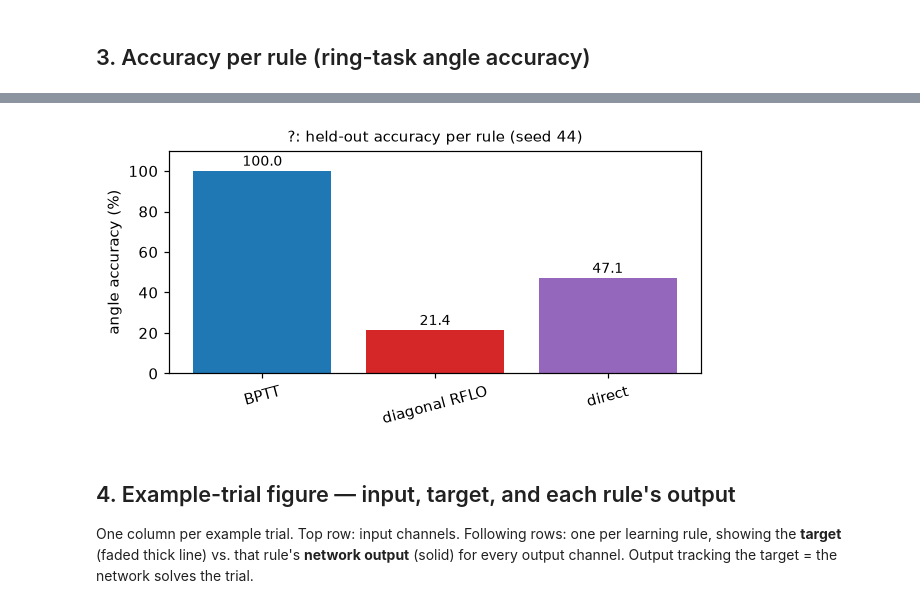
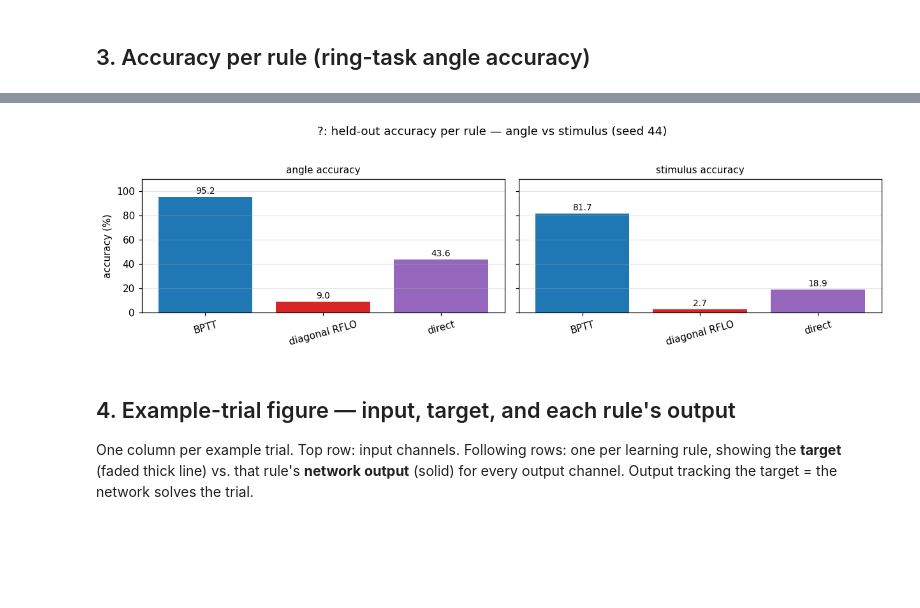
Before and after one commit to StevenZhang0116/mpn_local_learning, a Jupyter notebook: notebooks/visualize_performance.ipynb, the cells around one changed output, grey strips where cells are left out. Saved outputs shown, nothing was run; the diff lists cells and outputs as text; code cells hidden in the pictures; blank space fills up the shorter version.

```diff
--- a/notebooks/visualize_performance.ipynb
+++ b/notebooks/visualize_performance.ipynb
@@ -81,7 +81,7 @@ else:
         (task_params, train_params, net_params))
     net_params["prefs"] = mpn_tasks.get_prefs(task_params["hp"])
 
-N_TRIALS = 8
+N_TRIALS = 500
 np.random.seed(SEED); torch.manual_seed(SEED)
 data, _ = mpn_tasks.generate_trials_wrap(
     task_params, N_TRIALS, rules=task_params["rules"],
@@ -102,37 +102,79 @@ task = ?  |  n_input=6  n_output=3
 # %% [markdown]
 ## 3. Accuracy per rule (ring-task angle accuracy)
 # %%
-# Ring-task angle accuracy on the SAME held-out trials, for each rule. Uses the
-# library metric via net.compute_acc (isvalid=True → held-out/test convention, as in
-# train_mpn's "testing accuracy" panel). This notebook is ring-task only, so the
-# angle metric is always the right one. compute_acc returns a FRACTION in [0, 1];
-# multiply by 100 for percent (same convention as train_common's accuracy panel).
-accs = {}   # percent, 0-100
+# Ring-task accuracy on the SAME held-out trials, for each rule, in BOTH scoring
+# modes — "angle" (relative-position match, the training metric) AND "stimulus" (a
+# stricter absolute-stimulus match). Computed on GPU when available, with the
+# unrolled forward run in MINIBATCHES to bound peak memory (the per-timestep MP
+# state M is the OOM risk, not the accuracy op). The forward is run ONCE per rule
+# and scored in both modes. compute_acc returns a FRACTION in [0, 1]; ×100 → percent.
+ACC_DEVICE = torch.device("cuda" if torch.cuda.is_available() else "cpu")
+ACC_BATCH  = 32          # forward minibatch (lower this if you still hit GPU OOM)
+ACC_MODES  = ["angle", "stimulus"]
+print(f"accuracy device: {ACC_DEVICE}  |  forward minibatch: {ACC_BATCH}  |  modes: {ACC_MODES}")
+
+
+@torch.no_grad()
+def forward_outputs_chunked(net, inputs, chunk, device):
+    """Unrolled forward in batch-dim minibatches of `chunk` ON `device`, concatenated.
+    Bounds peak memory (each chunk resets state with B=chunk, so chunking is exact up
+    to float round-off — bit-exact in float64, ~1e-7 in float32). Returns (B,T,out)
+    on `device`. The net is moved to `device` here and restored by the caller."""
+    B = inputs.shape[0]
+    outs = []
+    for i in range(0, B, chunk):
+        xb = inputs[i:i + chunk].to(device)
+        outs.append(tm.forward_outputs(net, xb))
+    return torch.cat(outs, dim=0)
+
+
+# accs[mode][rule] = percent (0-100). Forward run once per rule, scored in both modes.
+accs = {m: {} for m in ACC_MODES}
+lab_d = labels.to(ACC_DEVICE)
+msk_d = mask.to(ACC_DEVICE)
 for rule, net in nets.items():
-    out_t = tm.forward_outputs(net, inputs)                       # (B, T, n_output) tensor
+    orig_dev = next(net.parameters()).device          # restore afterwards (later cells use it)
     try:
-        acc, _ = net.compute_acc(out_t.float(), labels.float(), mask.float(),
-                                 inputs.float(), mode=net.acc_measure, isvalid=True)
-        accs[rule] = 100.0 * float(acc)                           # fraction → percent
-    except Exception as e:
-        accs[rule] = float("nan")
-        print(f"  {rule}: accuracy failed ({e})")
+        net.to(ACC_DEVICE)
+        out_t = forward_outputs_chunked(net, inputs, ACC_BATCH, ACC_DEVICE)   # (B,T,out), once
+        inp_d = inputs.to(ACC_DEVICE)
+        for mode in ACC_MODES:
+            try:
+                acc, _ = net.compute_acc(out_t.float(), lab_d.float(), msk_d.float(),
+                                         inp_d.float(), mode=mode, isvalid=True)
+                accs[mode][rule] = 100.0 * float(acc)
+            except Exception as e:
+                accs[mode][rule] = float("nan")
+                print(f"  {rule} [{mode}]: accuracy failed ({e})")
+    finally:
+        net.to(orig_dev)                               # leave nets as later cells expect
+        if ACC_DEVICE.type == "cuda":
+            torch.cuda.empty_cache()
 
-print(f"Held-out angle accuracy on {N_TRIALS} trials  (task={RULESET}, seed={SEED}):")
-for rule in RULES:
-    print(f"  {RULE_LABEL.get(rule, rule):16} {accs[rule]:6.1f}%")
+for mode in ACC_MODES:
+    print(f"\nHeld-out {mode} accuracy on {N_TRIALS} trials  (task={RULESET}, seed={SEED}):")
+    for rule in RULES:
+        print(f"  {RULE_LABEL.get(rule, rule):16} {accs[mode][rule]:6.1f}%")
 
-# Quick bar chart.
-fig, ax = plt.subplots(figsize=(1.4 * len(RULES) + 1.5, 3.0))
+# Bar charts: one panel per scoring mode (angle | stimulus), bars per rule.
+_col = {"bptt": "#1f77b4", "local_diag_rflo": "#d62728",
+        "local_direct": "#9467bd", "local_exact_rowlocal": "#2ca02c"}
 xs = np.arange(len(RULES))
-ax.bar(xs, [accs[r] for r in RULES],
-       color=[{"bptt": "#1f77b4", "local_diag_rflo": "#d62728",
-               "local_direct": "#9467bd", "local_exact_rowlocal": "#2ca02c"}.get(r, "#888")
-              for r in RULES])
-for x, r in zip(xs, RULES):
-    ax.text(x, accs[r] + 1, f"{accs[r]:.1f}", ha="center", va="bottom", fontsize=9)
-ax.set_xticks(xs); ax.set_xticklabels([RULE_LABEL.get(r, r) for r in RULES], rotation=15)
-ax.set_ylabel("angle accuracy (%)"); ax.set_ylim(0, 110)
-ax.set_title(f"{RULESET}: held-out accuracy per rule (seed {SEED})", fontsize=10)
+fig, axes = plt.subplots(1, len(ACC_MODES),
+                         figsize=((1.4 * len(RULES) + 1.5) * len(ACC_MODES), 3.2),
+                         squeeze=False, sharey=True)
+for a, mode in enumerate(ACC_MODES):
+    ax = axes[0][a]
+    ax.bar(xs, [accs[mode][r] for r in RULES], color=[_col.get(r, "#888") for r in RULES])
+    for x, r in zip(xs, RULES):
+        v = accs[mode][r]
+        if v == v:                                     # skip nan labels
+            ax.text(x, v + 1, f"{v:.1f}", ha="center", va="bottom", fontsize=9)
+    ax.set_xticks(xs); ax.set_xticklabels([RULE_LABEL.get(r, r) for r in RULES], rotation=15)
+    ax.set_title(f"{mode} accuracy", fontsize=10)
+    ax.set_ylim(0, 110); ax.grid(alpha=0.3, axis="y")
+axes[0][0].set_ylabel("accuracy (%)")
+fig.suptitle(f"{RULESET}: held-out accuracy per rule — angle vs stimulus (seed {SEED})",
+             y=1.03, fontsize=12)
 fig.tight_layout(); plt.show()
 # %% [output]
@@ -143,4 +192,4 @@ Held-out angle accuracy on 8 trials  (task=?, seed=44):
-[figure, old version]
+[figure, new version]
 # %% [markdown]
 ## 4. Example-trial figure — input, target, and each rule's output
 
```
Also changed, not shown: parts of 4 cells of this notebook, 2 other files.
